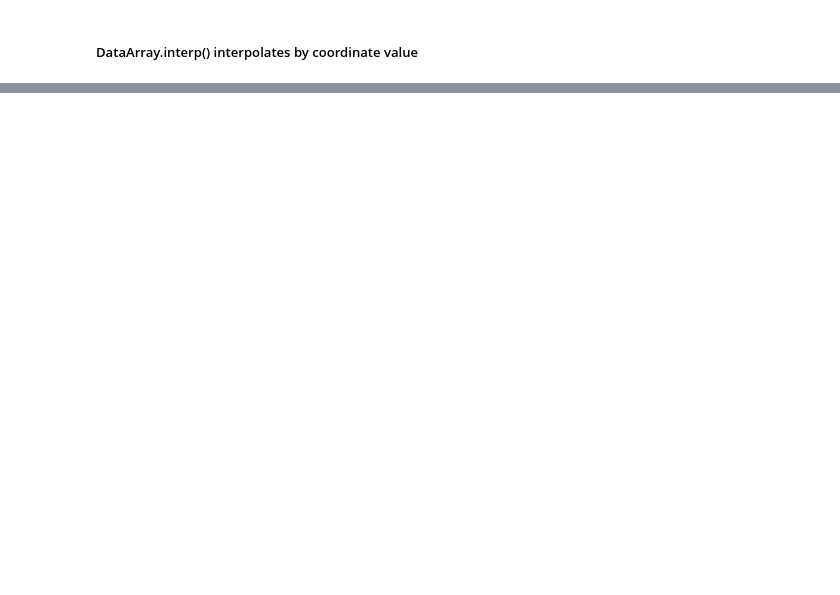
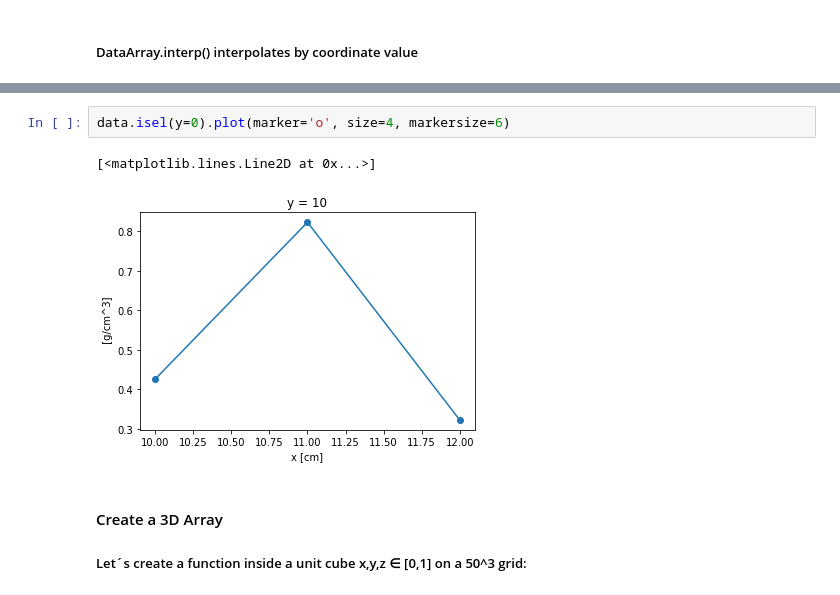
Before and after one commit to alexaugusto23/python_developer, a Jupyter notebook: Xarray/working_xarray_p1.ipynb, the cells around one changed output, grey strips where cells are left out. Saved outputs shown, nothing was run; the diff lists cells and outputs as text; blank space fills up the shorter version.

Commit message:
xrray cube cordinates

```diff
--- a/Xarray/working_xarray_p1.ipynb
+++ b/Xarray/working_xarray_p1.ipynb
@@ -377,0 +489,9 @@ Attributes:
+# %%
+data.isel(y=0).plot(marker='o', size=4, markersize=6)
+# %% [output]
+[<matplotlib.lines.Line2D at 0x...>]
+[figure, added]
+# %% [markdown]
+#### Create a 3D Array
+
+##### Let´s create a function inside a unit cube x,y,z ∈ [0,1] on a 50^3 grid:
```
Also changed, not shown: parts of 42 cells of this notebook.
